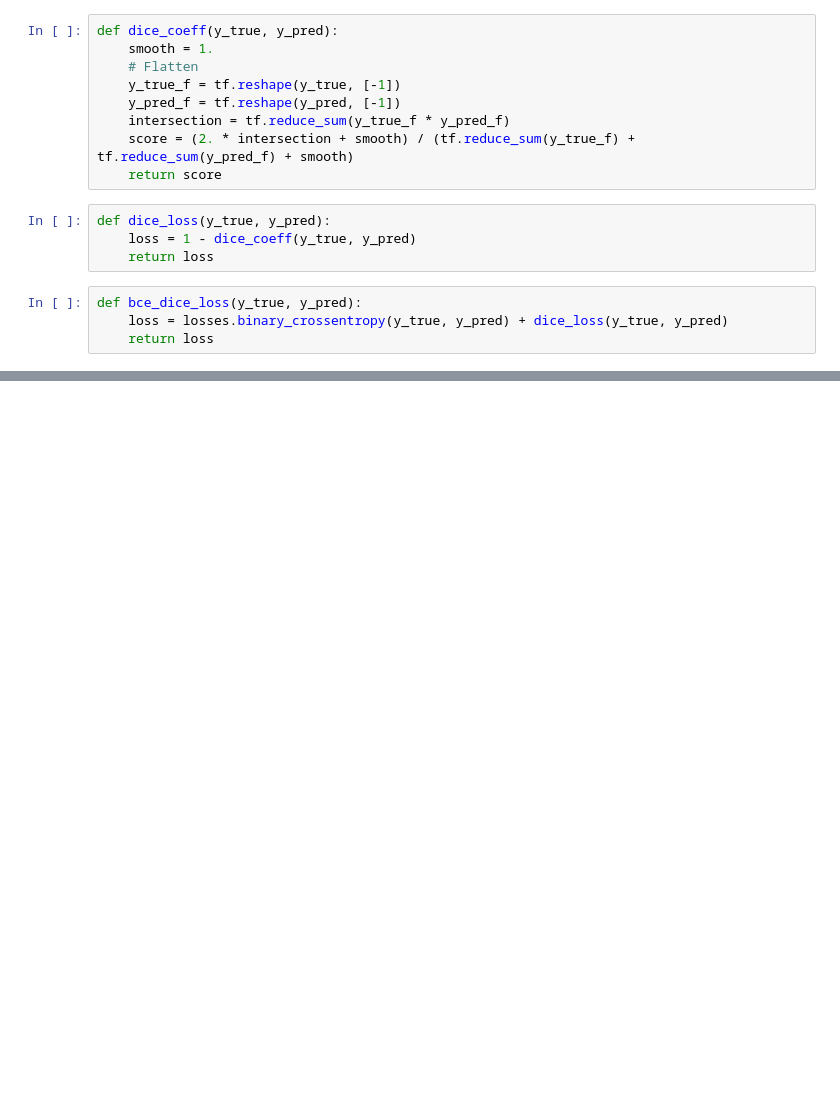
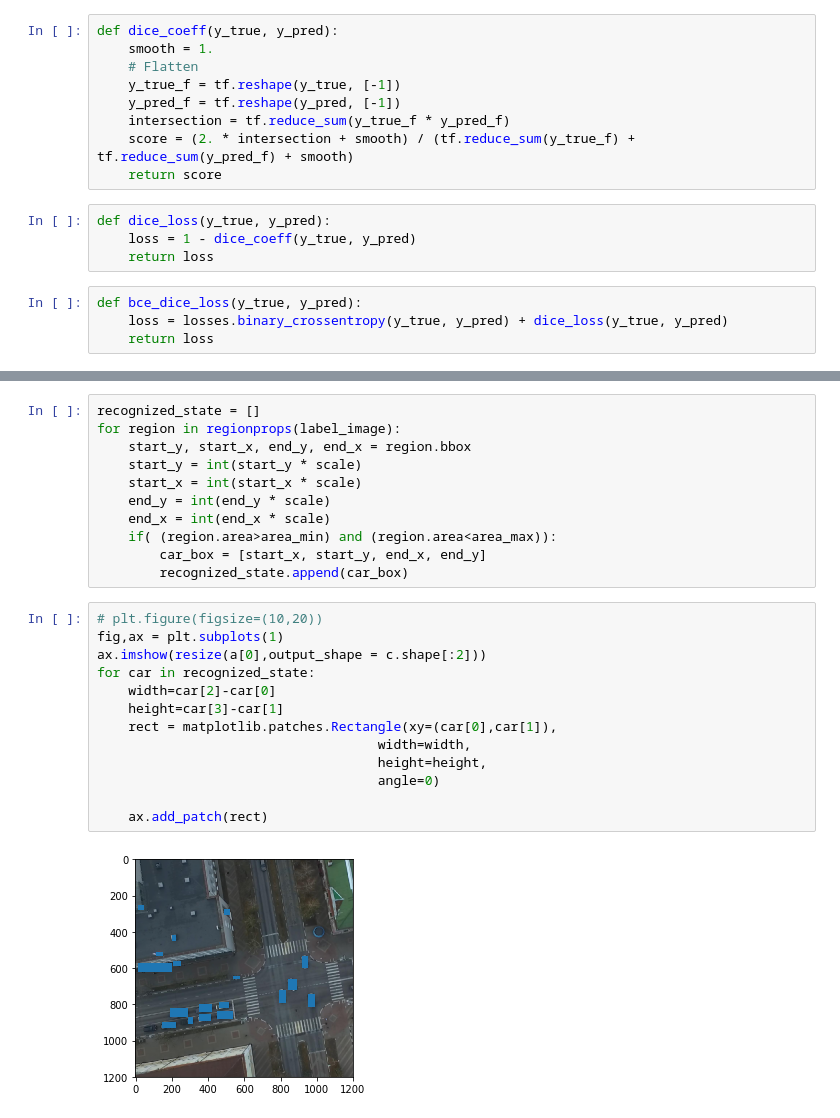
Before and after one commit to makashy/RAAI-CDS-Hackathon, a Jupyter notebook: U-Net.ipynb, the cells around one changed output, grey strips where cells are left out. Drawn from its saved outputs; the diff is of its cells as text; blank space fills up the shorter version.

```diff
--- a/U-Net.ipynb
+++ b/U-Net.ipynb
@@ -194,0 +353,26 @@ plt.imshow(c[0,:,:,1])
+# %%
+recognized_state = []
+for region in regionprops(label_image):
+    start_y, start_x, end_y, end_x = region.bbox
+    start_y = int(start_y * scale)
+    start_x = int(start_x * scale)
+    end_y = int(end_y * scale)
+    end_x = int(end_x * scale)
+    if( (region.area>area_min) and (region.area<area_max)):
+        car_box = [start_x, start_y, end_x, end_y]
+        recognized_state.append(car_box)
+# %%
+# plt.figure(figsize=(10,20))
+fig,ax = plt.subplots(1)
+ax.imshow(resize(a[0],output_shape = c.shape[:2]))
+for car in recognized_state:
+    width=car[2]-car[0]
+    height=car[3]-car[1]
+    rect = matplotlib.patches.Rectangle(xy=(car[0],car[1]),
+                                    width=width,
+                                    height=height,
+                                    angle=0)
+
+    ax.add_patch(rect)
+# %% [output]
+[figure, added]
```
Also changed, not shown: parts of 44 cells of this notebook, 5 other files.
